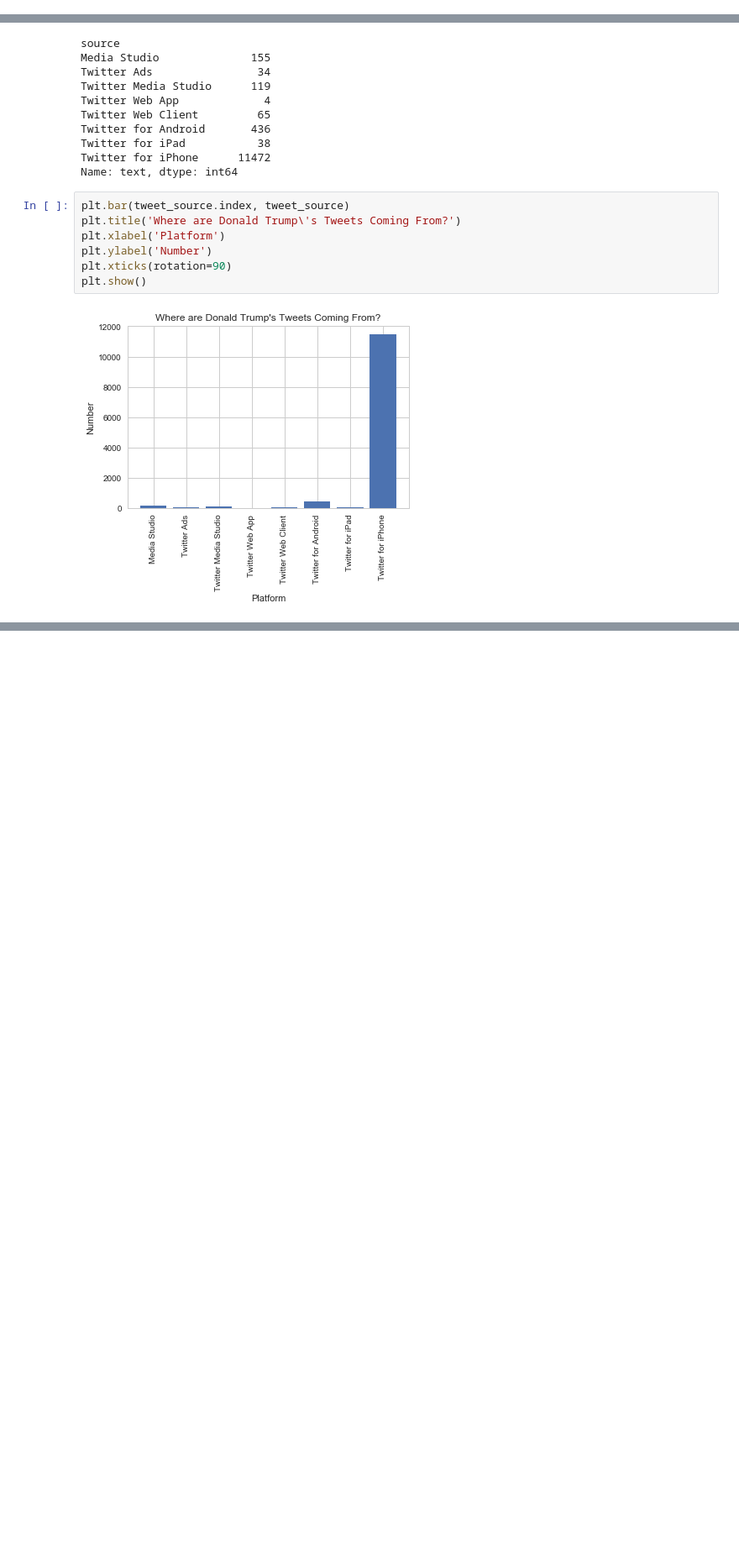
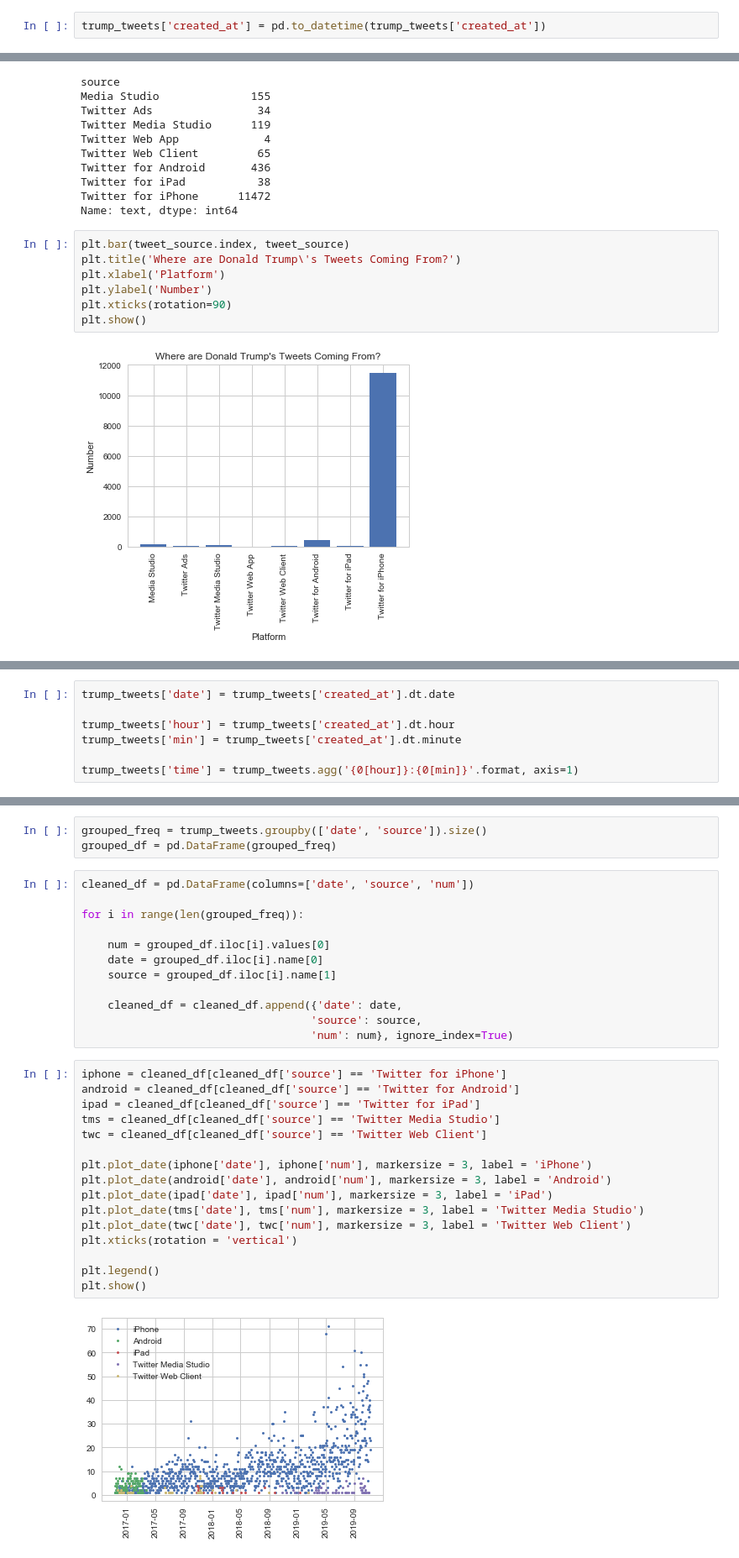
Before and after one commit to ddemarco96/FinalProject40, a Jupyter notebook: Trump_Word_Frequency_Analysis_Roger.ipynb, the cells around one changed output, grey strips where cells are left out. Shown at 84% size. Saved outputs shown, nothing was run; the diff lists cells and outputs as text; blank space fills up the shorter version.

Commit message:
Update to Trump's tweet's NLP file.

```diff
--- a/Trump_Word_Frequency_Analysis_Roger.ipynb
+++ b/Trump_Word_Frequency_Analysis_Roger.ipynb
@@ -40,6 +41,8 @@ trump_tweets.head()
 | 2 | Twitter for Android | A fantastic day in D.C. Met with ... | 11-11-2016 02:10:46 | 37788 | 192638 | False | 796897928048766976 |
 | 3 | Twitter for Android | Just had a very open and successf... | 11-11-2016 02:19:44 | 69498 | 231526 | False | 796900183955095552 |
 | 4 | Twitter for Android | Love the fact that the small grou... | 11-11-2016 11:14:20 | 55954 | 221718 | False | 797034721075228672 |
+# %%
+trump_tweets['created_at'] = pd.to_datetime(trump_tweets['created_at'])
 # %%
 trump_tweets.describe()
 # %% [output]
@@ -184,0 +190,7 @@ Index(['Media Studio', 'Twitter Ads', 'Twitter Media Studio', 'Twitter Web App',
+# %%
+trump_tweets['date'] = trump_tweets['created_at'].dt.date
+
+trump_tweets['hour'] = trump_tweets['created_at'].dt.hour
+trump_tweets['min'] = trump_tweets['created_at'].dt.minute
+
+trump_tweets['time'] = trump_tweets.agg('{0[hour]}:{0[min]}'.format, axis=1)
@@ -184,0 +206,33 @@ Index(['Media Studio', 'Twitter Ads', 'Twitter Media Studio', 'Twitter Web App',
+# %%
+grouped_freq = trump_tweets.groupby(['date', 'source']).size()
+grouped_df = pd.DataFrame(grouped_freq)
+# %%
+cleaned_df = pd.DataFrame(columns=['date', 'source', 'num'])
+
+for i in range(len(grouped_freq)):
+
+    num = grouped_df.iloc[i].values[0]
+    date = grouped_df.iloc[i].name[0]
+    source = grouped_df.iloc[i].name[1]
+
+    cleaned_df = cleaned_df.append({'date': date,
+                                   'source': source,
+                                   'num': num}, ignore_index=True)
+# %%
+iphone = cleaned_df[cleaned_df['source'] == 'Twitter for iPhone']
+android = cleaned_df[cleaned_df['source'] == 'Twitter for Android']
+ipad = cleaned_df[cleaned_df['source'] == 'Twitter for iPad']
+tms = cleaned_df[cleaned_df['source'] == 'Twitter Media Studio']
+twc = cleaned_df[cleaned_df['source'] == 'Twitter Web Client']
+
+plt.plot_date(iphone['date'], iphone['num'], markersize = 3, label = 'iPhone')
+plt.plot_date(android['date'], android['num'], markersize = 3, label = 'Android')
+plt.plot_date(ipad['date'], ipad['num'], markersize = 3, label = 'iPad')
+plt.plot_date(tms['date'], tms['num'], markersize = 3, label = 'Twitter Media Studio')
+plt.plot_date(twc['date'], twc['num'], markersize = 3, label = 'Twitter Web Client')
+plt.xticks(rotation = 'vertical')
+
+plt.legend()
+plt.show()
+# %% [output]
+[figure, added]
```
Also changed, not shown: parts of 28 cells of this notebook.
